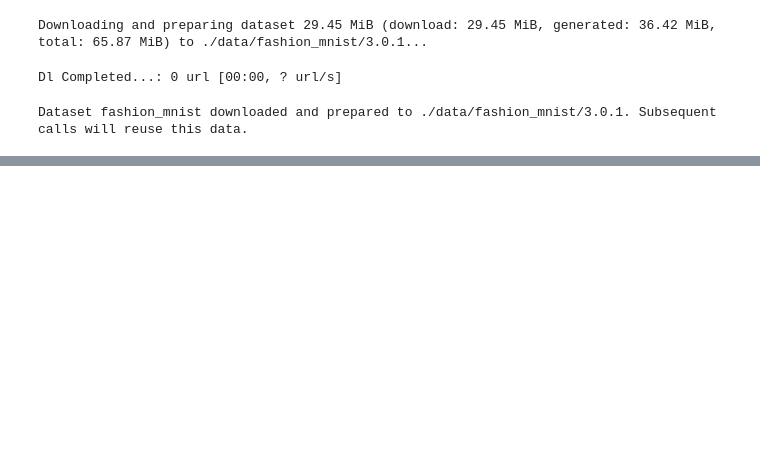
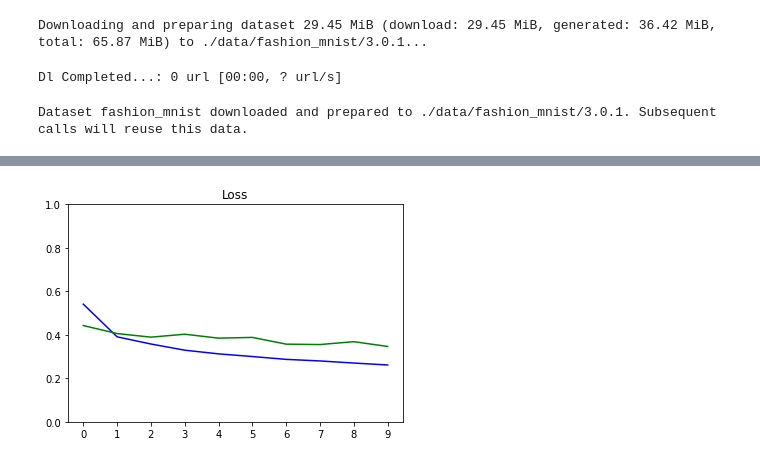
Before and after one commit to sftSalman/tensoflowMaster, a Jupyter notebook: Custom_training_loop.ipynb, the cells around one changed output, grey strips where cells are left out. Saved outputs shown, nothing was run; the diff lists cells and outputs as text; code cells hidden in the pictures; blank space fills up the shorter version.

```diff
--- a/Custom_training_loop.ipynb
+++ b/Custom_training_loop.ipynb
@@ -56,7 +58,7 @@ def apply_grad(optimizer,model,x,y):
     logits = model(x)
     loss_value = loss_object(y_true=y, y_pred=logits)
 
-  gradients = tape.gradient(loss_value,model.tranable_weights)
+  gradients = tape.gradient(loss_value,model.trainable_weights)
   optimizer.apply_gradients(zip(gradients,model.trainable_weights))
 
   return logits , loss_value
@@ -68,0 +76,9 @@ def train_data():
+# %%
+def perform_validation():
+  losses = []
+  for x_val, y_val in test:
+      val_logits = model(x_val)
+      val_loss = loss_object(y_true=y_val, y_pred=val_logits)
+      losses.append(val_loss)
+      val_acc_metric(y_val, val_logits)
+  return losses
@@ -68,0 +107,25 @@ def train_data():
+# %%
+
+model = base_model()
+
+# Iterate over epochs.
+epochs = 10
+epochs_val_losses, epochs_train_losses = [], []
+for epoch in range(epochs):
+  print('Start of epoch %d' % (epoch,))
+
+  losses_train = train_data()
+  train_acc = train_acc_metric.result()
+
+  losses_val = perform_validation()
+  val_acc = val_acc_metric.result()
+
+  losses_train_mean = np.mean(losses_train)
+  losses_val_mean = np.mean(losses_val)
+  epochs_val_losses.append(losses_val_mean)
+  epochs_train_losses.append(losses_train_mean)
+
+  print('\n Epoch %s: Train loss: %.4f  Validation Loss: %.4f, Train Accuracy: %.4f, Validation Accuracy %.4f' % (epoch, float(losses_train_mean), float(losses_val_mean), float(train_acc), float(val_acc)))
+
+  train_acc_metric.reset_states()
+  val_acc_metric.reset_states()
@@ -68,0 +153,11 @@ def train_data():
+# %%
+def plot_metrics(train_metric, val_metric, metric_name, title, ylim=5):
+  plt.title(title)
+  plt.ylim(0,ylim)
+  plt.gca().xaxis.set_major_locator(mticker.MultipleLocator(1))
+  plt.plot(train_metric,color='blue',label=metric_name)
+  plt.plot(val_metric,color='green',label='val_' + metric_name)
+
+plot_metrics(epochs_train_losses, epochs_val_losses, "Loss", "Loss", ylim=1.0)
+# %% [output]
+[figure, added]
```
Also changed, not shown: parts of 8 cells of this notebook.
